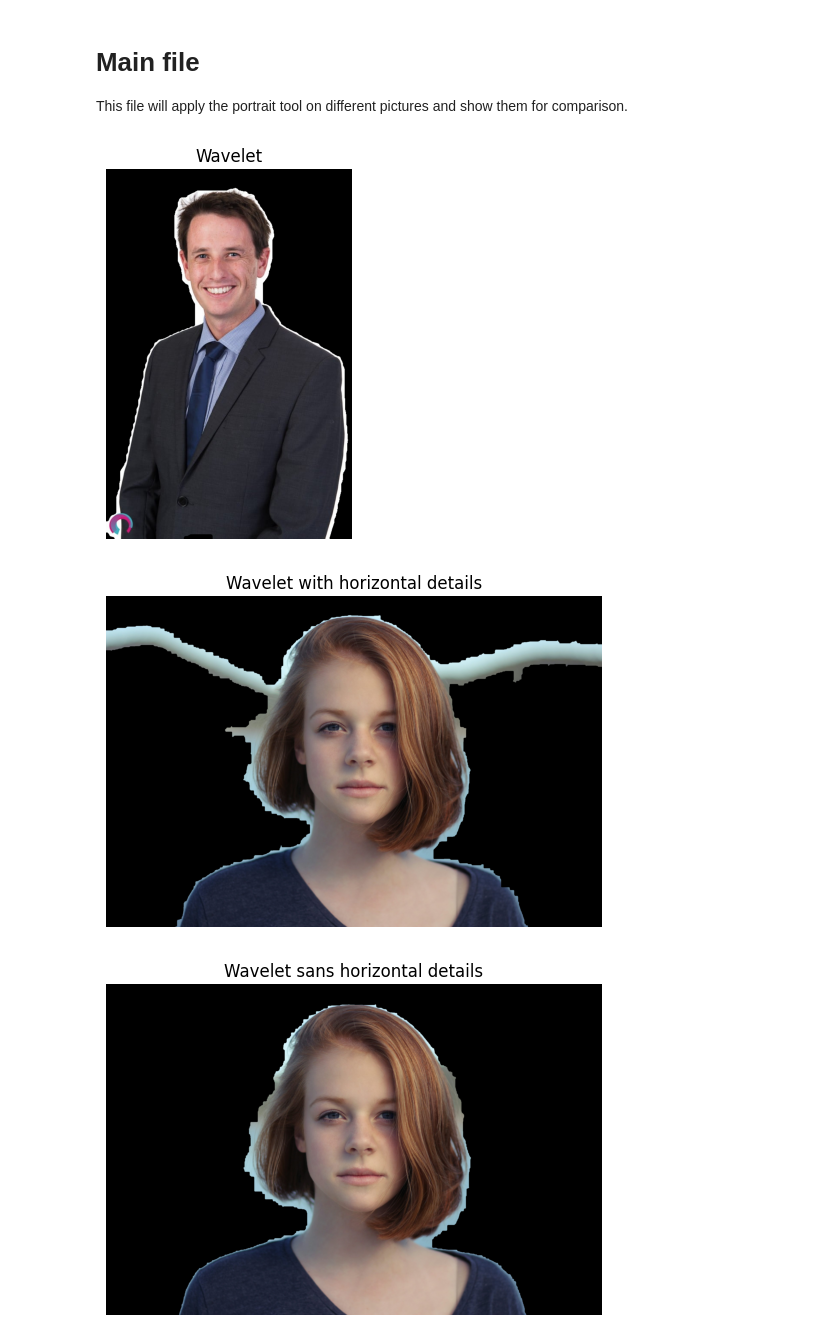
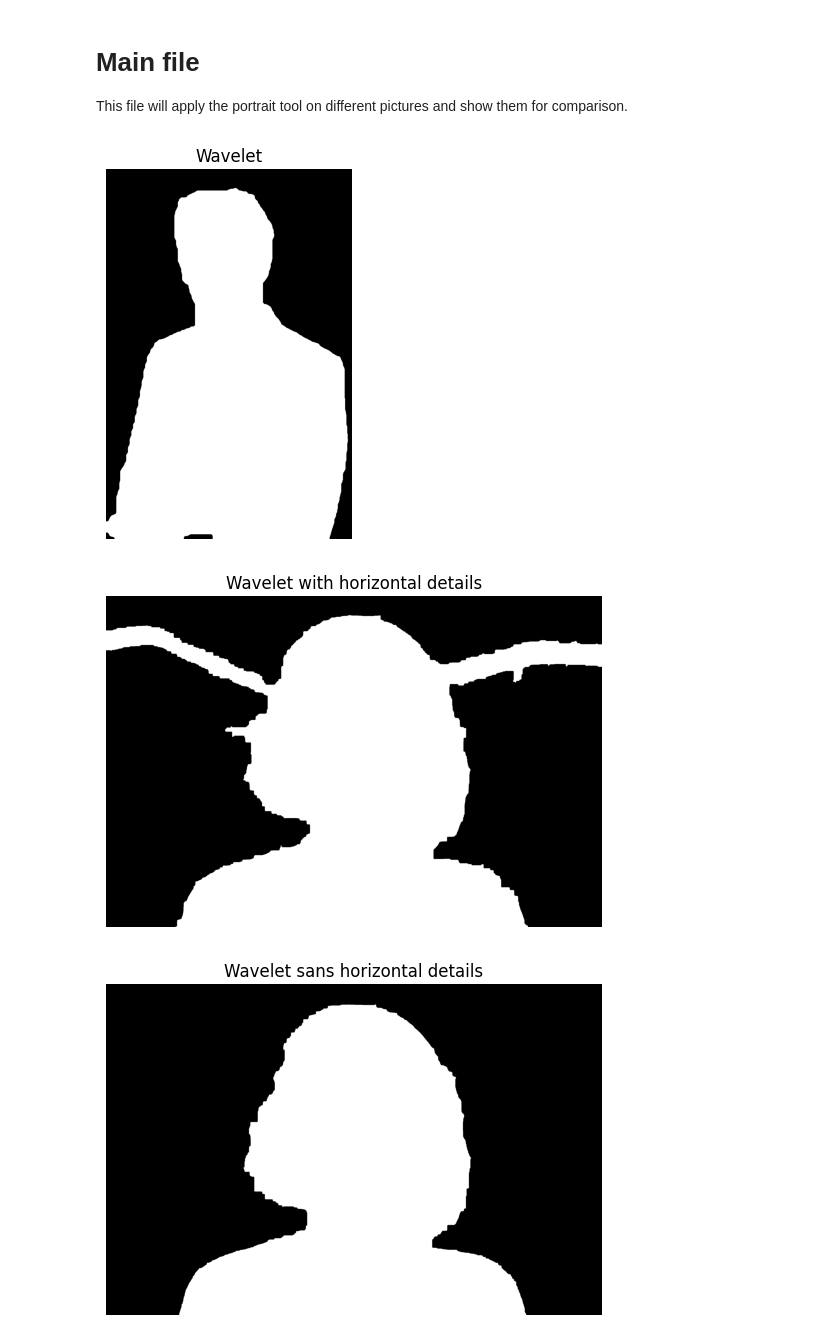
Before and after one commit to reimertzzz/Bildbehandling, a Jupyter notebook: main.ipynb, the cells around one changed output. Saved outputs shown, nothing was run; the diff lists cells and outputs as text; code cells hidden in the pictures.

```diff
--- a/main.ipynb
+++ b/main.ipynb
@@ -58,7 +58,7 @@ def get_largest_contour(original_image, filled_image, kernel, convex=False):
 
     if convex:
         convex = cv2.convexHull(largest_contour)
-        cv2.drawContours(mask, [convex_hull], -1, (255), thickness=cv2.FILLED)
+        cv2.drawContours(mask, [convex], -1, (255), thickness=cv2.FILLED)
 
         # Refine mask using morphological operations (optional, for smoothing)
         mask = cv2.morphologyEx(mask, cv2.MORPH_CLOSE, kernel)
@@ -71,7 +71,7 @@ def get_largest_contour(original_image, filled_image, kernel, convex=False):
         # Gaussian Blur for softer edges
         smoothed_mask = cv2.GaussianBlur(cleaned_smooth, (15, 15), 0)
 
-        # Convert back to a binary mask using thresholding
+        # Convert back to a binary mask using thresholdingx
         _, mask = cv2.threshold(smoothed_mask, 127, 255, cv2.THRESH_BINARY)
 
 
@@ -225,7 +225,7 @@ def extract_object_wavelet(
     mask = get_largest_contour(edges_filled, edges_filled, kernel)
 
     # Convert mask to 0 and 1
-    mask = (mask /255).astype(int)
+    mask = (mask /255).astype(np.uint8)
 
     # Cut out original size
     mask = mask[padding_size: padding_size + img.shape[0], padding_size: padding_size + img.shape[1]]
@@ -233,9 +233,14 @@ def extract_object_wavelet(
     # Get mask for background
     mask_inv = 1 - mask
 
+    return mask, mask_inv
+
     # Extract object and background
     obj = img * np.expand_dims(mask, axis=-1)
-    bg = img * np.expand_dims(mask_inv, axis=-1)
+
+    # Blur image and cut out background
+    img_blurred = cv2.GaussianBlur(img, (15, 15), 0)
+    bg = img_blurred * np.expand_dims(mask_inv, axis=-1)
 
     return (obj, bg)
 # %%
@@ -247,36 +252,36 @@ IMG_NAMES = [
     'oppenheimer_1.png',
     # 'gandhi.jpg'
 ]
 
 images = [load_image(IMG_PATH + name) for name in IMG_NAMES]
 
 plain       = images[0]
 woman       = images[1]
 oppenheimer = images[2]
 
 # plain_sobel, plain_wavelet, bg_plain_sobel, bg_plain_wavelet = extract_object(plain, s_gaussian=1.8)
 # show_images([plain, plain_sobel, plain_wavelet], ["Original", "Processed Sobel", "Processed Wavelet"])
 
 # Process plain using wavelet
-plain_wavelet_horizon, bg_plain_wavelet = extract_object_wavelet(plain, s_gaussian=1, w_depth=2, w_high=254, w_low=1, kernel=(4, 4), padding_size=20)
-show_image(plain_wavelet_horizon, "Wavelet")
+plain_wavelet, bg_plain_wavelet = extract_object_wavelet(plain, s_gaussian=1, w_depth=2, w_high=254, w_low=1, kernel=(4, 4), padding_size=20)
+show_image(plain_wavelet, "Wavelet")
 
 # Process woman using wavelet
-woman_wavelet_horizon, bg_woman_wavelet = extract_object_wavelet(woman, s_gaussian=1, w_depth=2, w_high=253, w_low=2, kernel=(1, 1), padding_size=0)
+woman_wavelet_horizon, bg_woman_wavelet_horizon = extract_object_wavelet(woman, s_gaussian=1, w_depth=2, w_high=253, w_low=2, kernel=(1, 1), padding_size=0)
 woman_wavelet, bg_woman_wavelet = extract_object_wavelet(woman, s_gaussian=1.5, w_depth=2, w_high=253, w_low=3, w_use_horizontal=False, kernel=(4, 4), padding_size=0)
 show_image(woman_wavelet_horizon, "Wavelet with horizontal details")
 show_image(woman_wavelet, "Wavelet sans horizontal details")
 
 # Process oppenheimer using wavelet
 height, width, channel = oppenheimer.shape
 white_row = np.ones((1, width, channel), dtype=np.uint8) * 255
 oppenheimer = np.vstack((oppenheimer, white_row))
 oppenheimer_wavelet, bg_oppenheimer_wavelet = extract_object_wavelet(oppenheimer, w_type='coif1', s_gaussian=3.7, w_depth=2, w_high=220, w_low=20, kernel=(4, 4), padding_size=30)
 show_image(oppenheimer_wavelet, "Wavelet")
 # TODO this one shows tith other kind of wavelet. Nice to use to compare
 # oppenheimer_wavelet, bg_oppenheimer_wavelet = extract_object_wavelet(oppenheimer, w_type='db2', s_gaussian=1.5, w_depth=1, w_high=193, w_low=17, kernel=(4, 4), padding_size=30)
 # show_image(oppenheimer_wavelet, "Wavelet")
 # %% [output]
-[figure, old version]
+[figure, new version]
-[figure, old version]
+[figure, new version]
-[figure, old version]
+[figure, new version]
```
Also changed, not shown: parts of 3 cells of this notebook.
